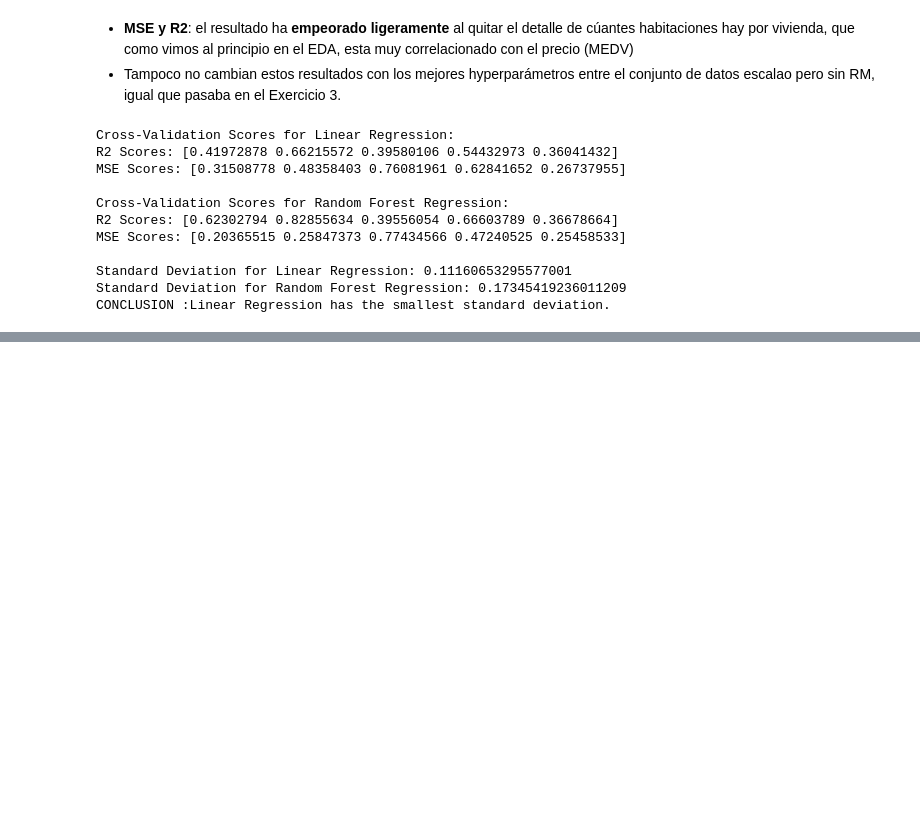
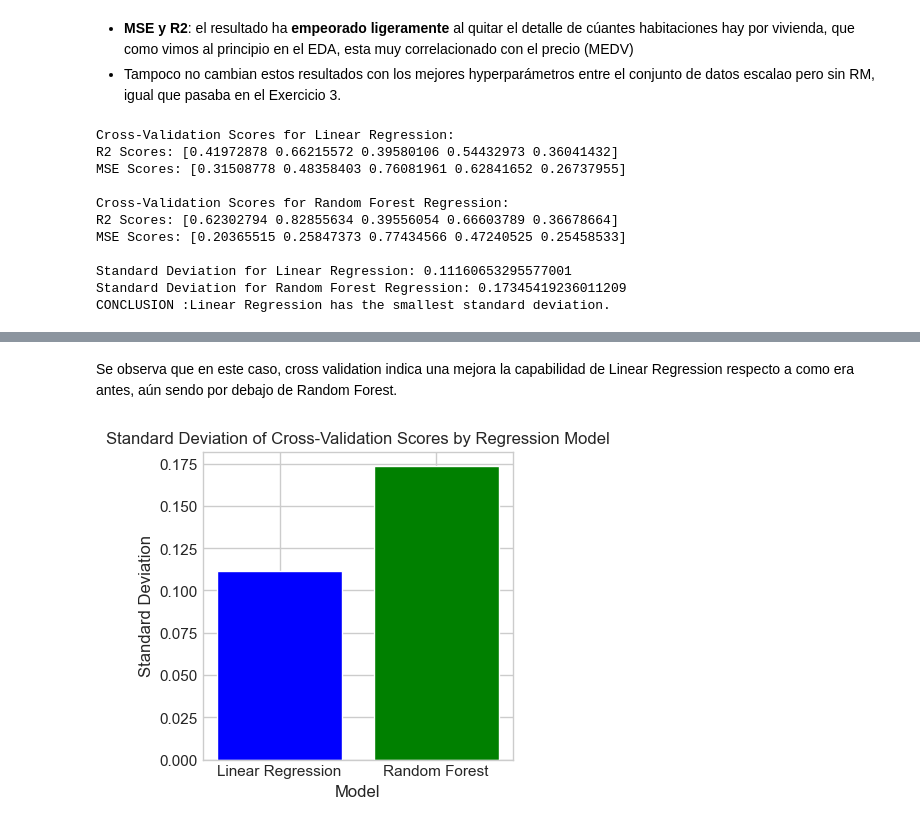
Before and after one commit to cristinasprogrammingadventure/ML_regressions, a Jupyter notebook: DS_M06-Ts01_regression_correct.ipynb, the cells around one changed output, grey strips where cells are left out. Saved outputs shown, nothing was run; the diff lists cells and outputs as text; code cells hidden in the pictures; blank space fills up the shorter version.

```diff
--- a/DS_M06-Ts01_regression_correct.ipynb
+++ b/DS_M06-Ts01_regression_correct.ipynb
@@ -1661,0 +1721,22 @@ CONCLUSION :Linear Regression has the smallest standard deviation.
+# %% [markdown]
+Se observa que en este caso, cross validation indica una mejora la capabilidad de Linear Regression respecto a como era antes, aún sendo por debajo de Random Forest.
+# %%
+import matplotlib.pyplot as plt
+
+# Create a list of models and their standard deviations
+models = ['Linear Regression', 'Random Forest']
+std_devs = [std_lr, std_rf]
+
+# Set up the plot
+plt.figure(figsize=(4, 4))
+plt.bar(models, std_devs, color=['blue', 'green'])
+
+# Add labels and title
+plt.xlabel('Model')
+plt.ylabel('Standard Deviation')
+plt.title('Standard Deviation of Cross-Validation Scores by Regression Model')
+
+# Show the plot
+plt.show()
+# %% [output]
+[figure, added]
```
Also changed, not shown: parts of 4 cells of this notebook.
